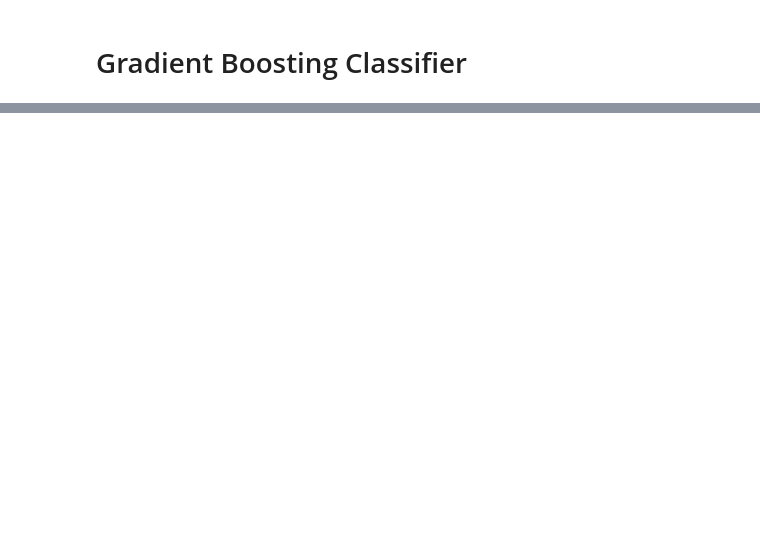
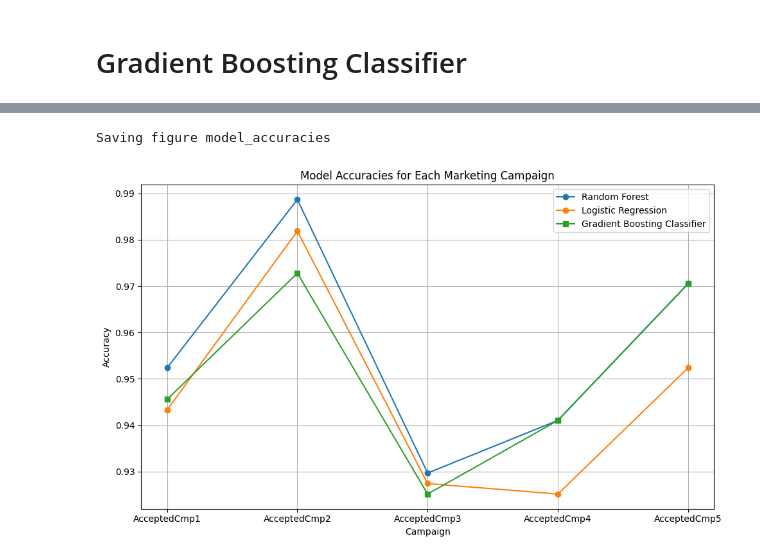
Before and after one commit to McGill-MMA-EnterpriseAnalytics/Marketing-Campaign-Analytics, a Jupyter notebook: modelling/campaign success model.ipynb, the cells around one changed output, grey strips where cells are left out. Drawn from its saved outputs; the diff is of its cells as text; code cells hidden in the pictures; blank space fills up the shorter version.

Commit message:
update dynamic accuracy plot

```diff
--- a/modelling/campaign success model.ipynb
+++ b/modelling/campaign success model.ipynb
@@ -211,6 +211,7 @@ features = df_train.columns.difference(target_cols)
 
 # Initialize list to store accuracies
 accuracies_and_features_excluded = []
+accuracy_rf = []
 
 # Sequentially predict each campaign's acceptance
 for target in target_cols:
@@ -222,6 +223,7 @@ for target in target_cols:
 
     # Train and evaluate
     accuracy, model, features_selected = train_and_evaluate(X_train, y_train, X_test, y_test)
+    accuracy_rf.append((target,accuracy))
     accuracies_and_features_excluded.append((target, accuracy, features_selected))
 
     # Update features to include the true value of the current target for the next prediction
@@ -330,25 +349,2 @@ NameError: name 'features_excluded' is not defined
 # %% [markdown]
 # Gradient Boosting Classifier
-# %%
-from sklearn.ensemble import GradientBoostingClassifier
-from sklearn import metrics
-
-# isolate X and y variables, and perform train-test split
-X_train = df_train.drop(columns=['response', 'AcceptedCmp5'], axis=1)
-X_train = X_train[features_selected]
-y_train = df_train['AcceptedCmp5']
-
-classifier_GBC = GradientBoostingClassifier(random_state = 3)
-classifier_GBC.fit(X_train, y_train)
-
-y_pred_GBC = classifier_GBC.predict(X_test)
-
-# evaluate model using RMSE
-print("Gradient Booster Classifier model RMSE: ", np.sqrt(mean_squared_error(y_test, y_pred_GBC)))
-
-# Model Accuracy, how often is the classifier correct?
-print("Accuracy:",metrics.accuracy_score(y_test, y_pred_GBC))
-print("Precision:",metrics
-      .precision_score(y_test, y_pred_GBC, average="binary"))
-print("Recall:",metrics.recall_score(y_test, y_pred_GBC, average="binary"))
-print("F1 Score:",metrics.f1_score(y_test, y_pred_GBC, average="binary"))
@@ -360,0 +390,23 @@ F1 Score: 0.6938775510204083
+# %%
+import matplotlib.pyplot as plt
+
+# Extracting campaign names and their accuracies for both Logistic Regression and Gradient Boosting Classifier
+campaigns, accuracies_lr = zip(*accuracies_and_features_excluded)
+_, accuracy_rf = zip(*accuracy_rf)
+_, accuracies_gbc = zip(*accuracies_gbc)
+
+# Plotting
+plt.figure(figsize=(10, 6))
+plt.plot(campaigns, accuracy_rf, label='Random Forest', marker='o')
+plt.plot(campaigns, accuracies_lr, label='Logistic Regression', marker='o')
+plt.plot(campaigns, accuracies_gbc, label='Gradient Boosting Classifier', marker='s')
+plt.title('Model Accuracies for Each Marketing Campaign')
+plt.xlabel('Campaign')
+plt.ylabel('Accuracy')
+plt.legend()
+plt.grid(True)
+save_fig('model_accuracies')
+plt.show()
+# %% [output]
+Saving figure model_accuracies
+[figure, added]
```
Also changed, not shown: parts of 4 cells of this notebook, 1 other file.
